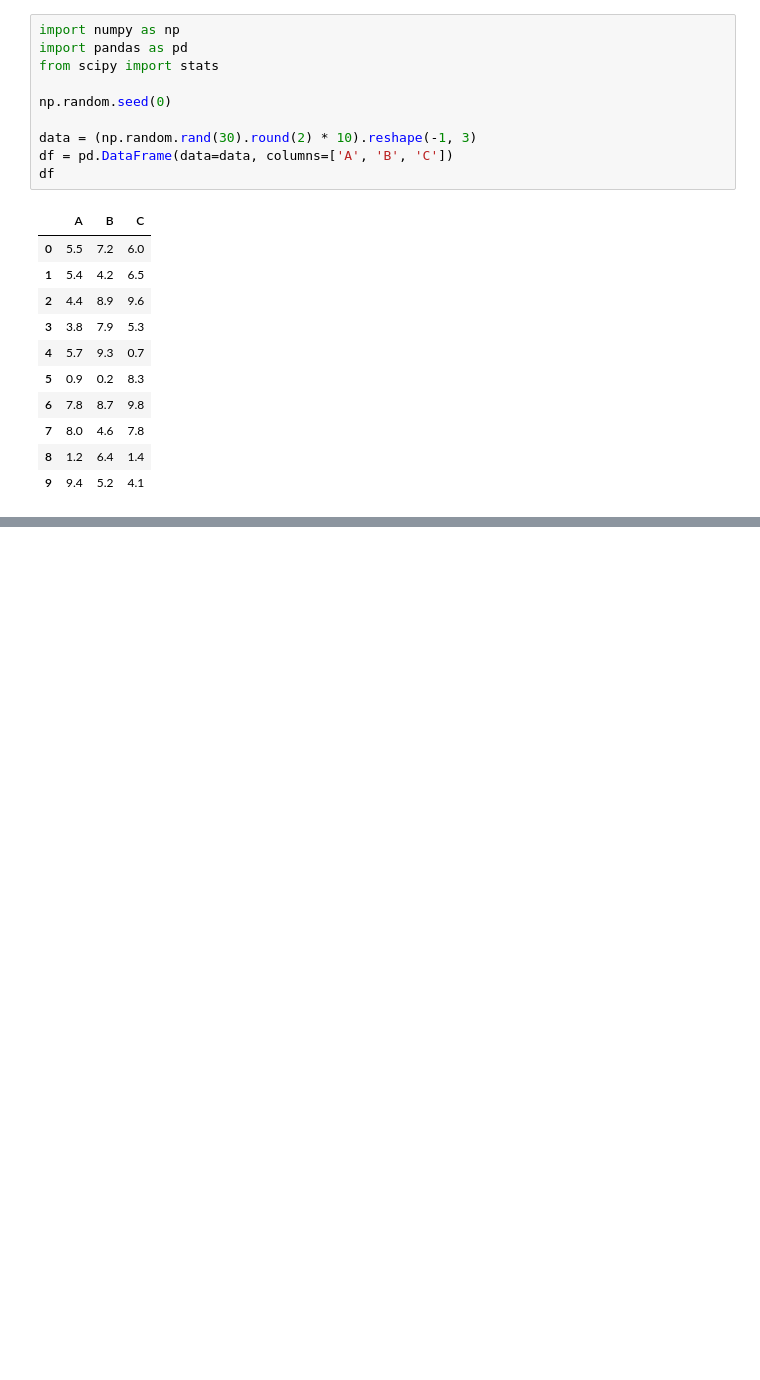
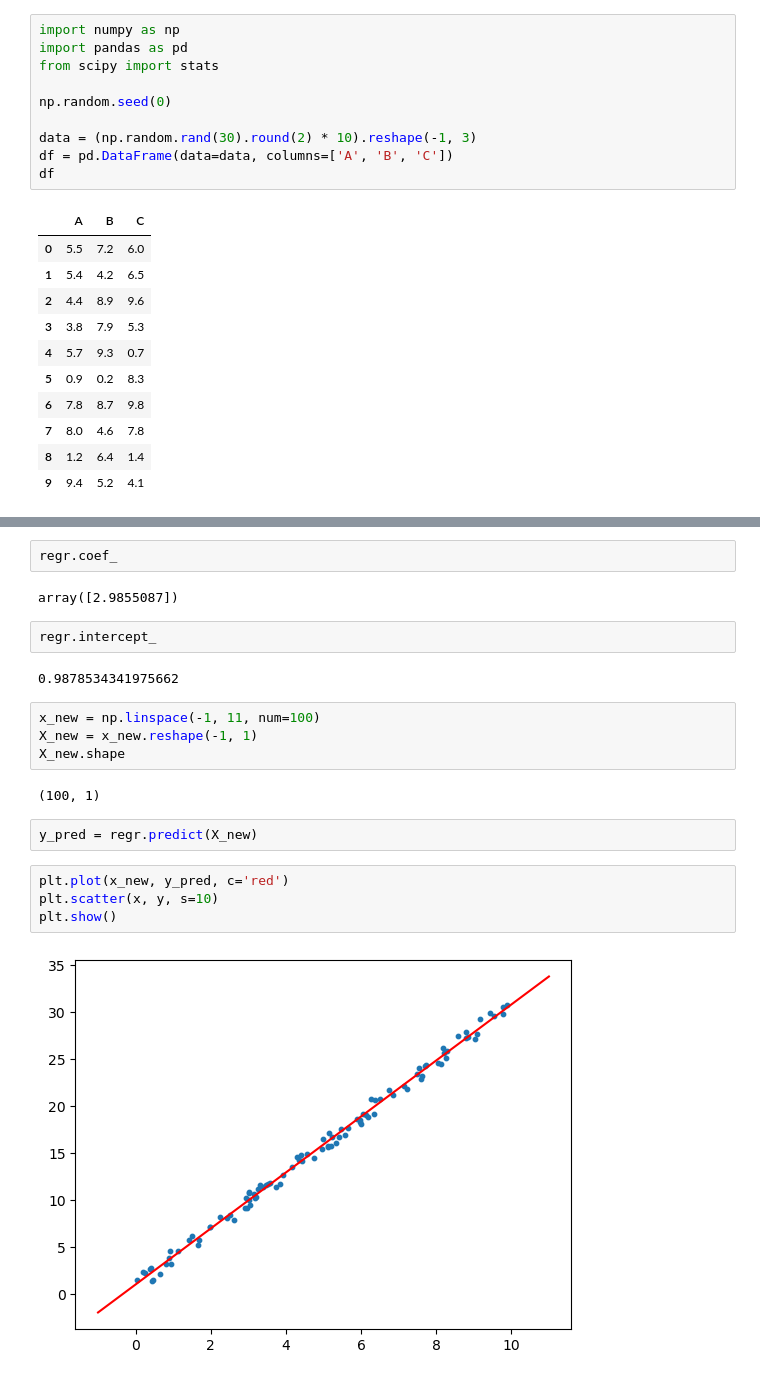
Before and after one commit to dongkyuseo/TIL, a Jupyter notebook: 머신러닝/머신러닝_통계모델링.ipynb, the cells around one changed output, grey strips where cells are left out. Drawn from its saved outputs; the diff is of its cells as text; blank space fills up the shorter version.

```diff
--- a/머신러닝/머신러닝_통계모델링.ipynb
+++ b/머신러닝/머신러닝_통계모델링.ipynb
@@ -147,0 +324,22 @@ df
+# %%
+regr.coef_
+# %% [output]
+array([2.9855087])
+# %%
+regr.intercept_
+# %% [output]
+0.9878534341975662
+# %%
+x_new = np.linspace(-1, 11, num=100)
+X_new = x_new.reshape(-1, 1)
+X_new.shape
+# %% [output]
+(100, 1)
+# %%
+y_pred = regr.predict(X_new)
+# %%
+plt.plot(x_new, y_pred, c='red')
+plt.scatter(x, y, s=10)
+plt.show()
+# %% [output]
+[figure, added]
```
Also changed, not shown: parts of 26 cells of this notebook, 1 other file.
